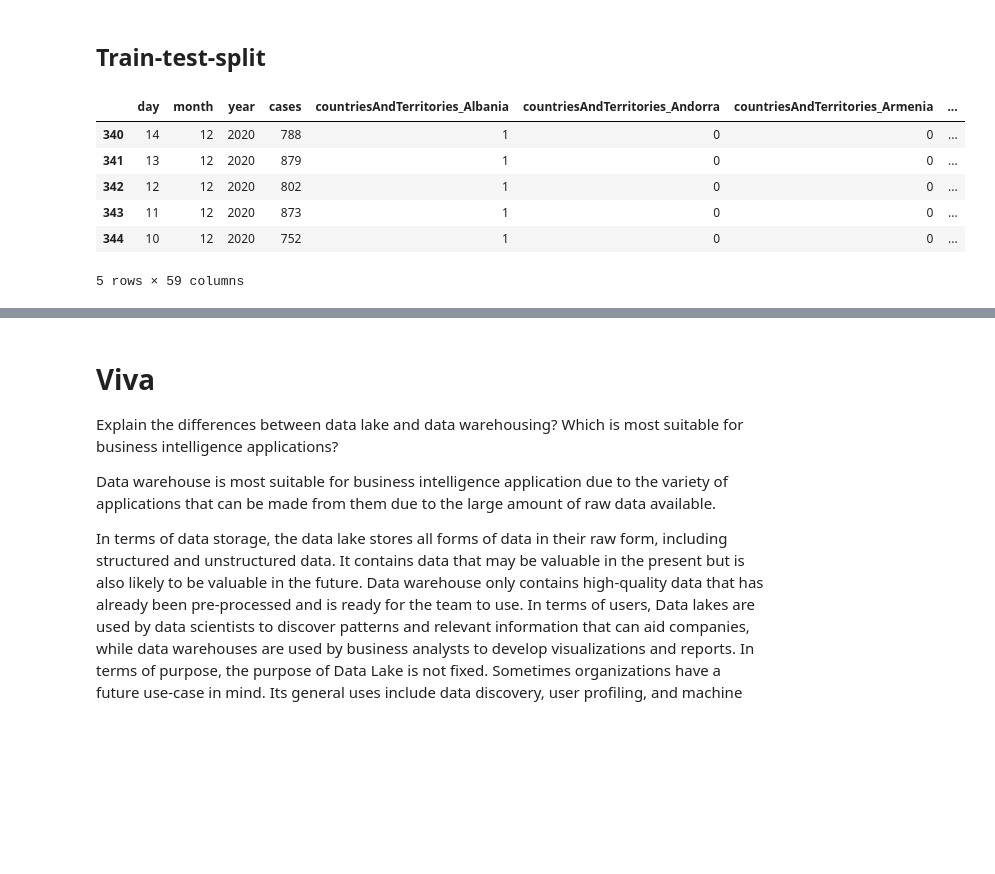
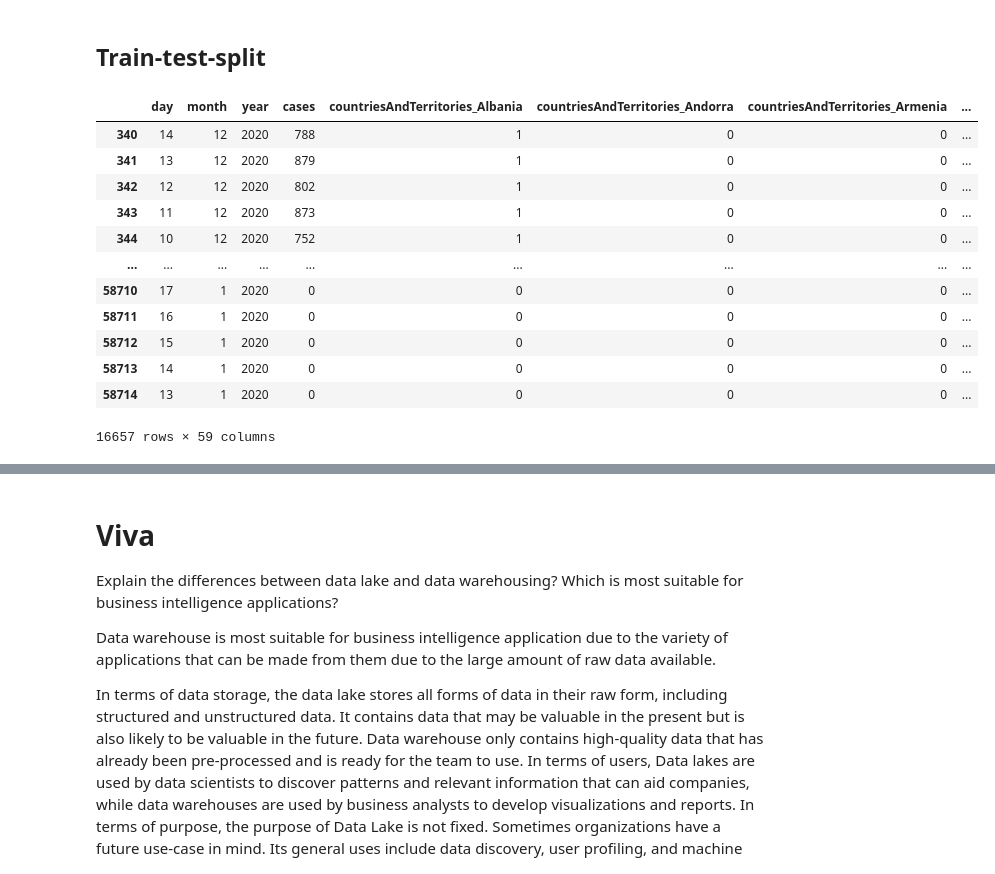
Before and after one commit to abphilip-vit/College8, a Jupyter notebook: F1/F1.ipynb, the cells around one changed output, grey strips where cells are left out. Cells and saved outputs as stored; diff of their text form; code cells hidden in the pictures; blank space fills up the shorter version.

```diff
--- a/F1/F1.ipynb
+++ b/F1/F1.ipynb
@@ -128,3 +128,7 @@ allen
 | 58713 | 14 | 1 | 2020 | 0 | United_Kingdom |
 | 58714 | 13 | 1 | 2020 | 0 | United_Kingdom |
 16657 rows × 5 columns
+# %%
+# Backup
+
+allen = alvin
@@ -131,14 +151,4 @@ allen
 # %% [markdown]
 ## Train-test-split
 # %%
-allen1 = pd.get_dummies(allen)
+allen = pd.get_dummies(allen)
-# %%
-allen1.head()
-# %% [output]
-|  | day | month | year | cases | countriesAndTerritories_Albania | countriesAndTerritories_Andorra | countriesAndTerritories_Armenia | ... |
-| 340 | 14 | 12 | 2020 | 788 | 1 | 0 | 0 | ... |
-| 341 | 13 | 12 | 2020 | 879 | 1 | 0 | 0 | ... |
-| 342 | 12 | 12 | 2020 | 802 | 1 | 0 | 0 | ... |
-| 343 | 11 | 12 | 2020 | 873 | 1 | 0 | 0 | ... |
-| 344 | 10 | 12 | 2020 | 752 | 1 | 0 | 0 | ... |
-5 rows × 59 columns
@@ -150,0 +155,16 @@ xtrain, xtest, ytrain, ytest = train_test_split(x,y,test_size=0.2,random_state=2
+# %%
+allen
+# %% [output]
+|  | day | month | year | cases | countriesAndTerritories_Albania | countriesAndTerritories_Andorra | countriesAndTerritories_Armenia | ... |
+| 340 | 14 | 12 | 2020 | 788 | 1 | 0 | 0 | ... |
+| 341 | 13 | 12 | 2020 | 879 | 1 | 0 | 0 | ... |
+| 342 | 12 | 12 | 2020 | 802 | 1 | 0 | 0 | ... |
+| 343 | 11 | 12 | 2020 | 873 | 1 | 0 | 0 | ... |
+| 344 | 10 | 12 | 2020 | 752 | 1 | 0 | 0 | ... |
+| ... | ... | ... | ... | ... | ... | ... | ... | ... |
+| 58710 | 17 | 1 | 2020 | 0 | 0 | 0 | 0 | ... |
+| 58711 | 16 | 1 | 2020 | 0 | 0 | 0 | 0 | ... |
+| 58712 | 15 | 1 | 2020 | 0 | 0 | 0 | 0 | ... |
+| 58713 | 14 | 1 | 2020 | 0 | 0 | 0 | 0 | ... |
+| 58714 | 13 | 1 | 2020 | 0 | 0 | 0 | 0 | ... |
+16657 rows × 59 columns
```
Also changed, not shown: parts of 34 cells of this notebook, 3 other files.
